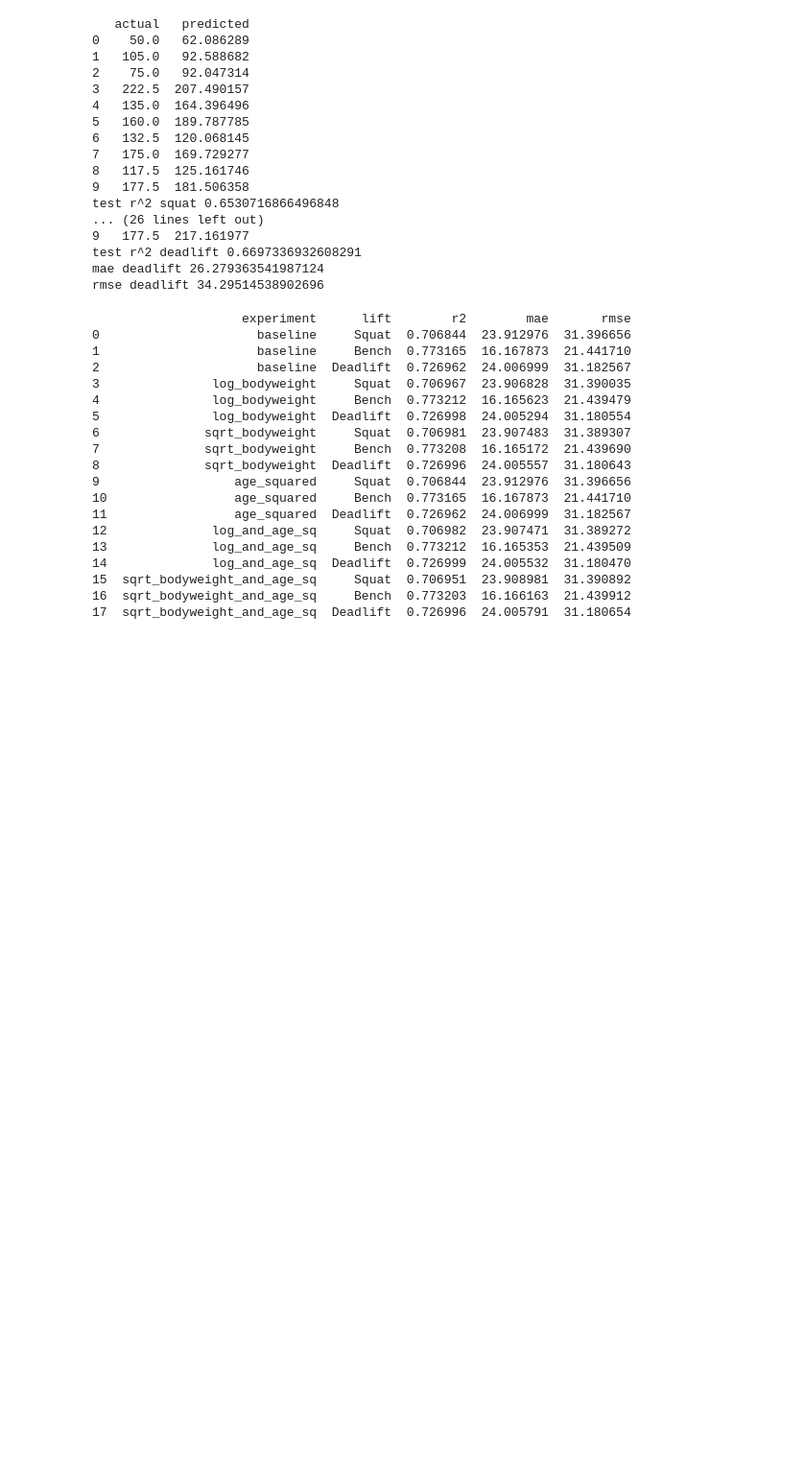
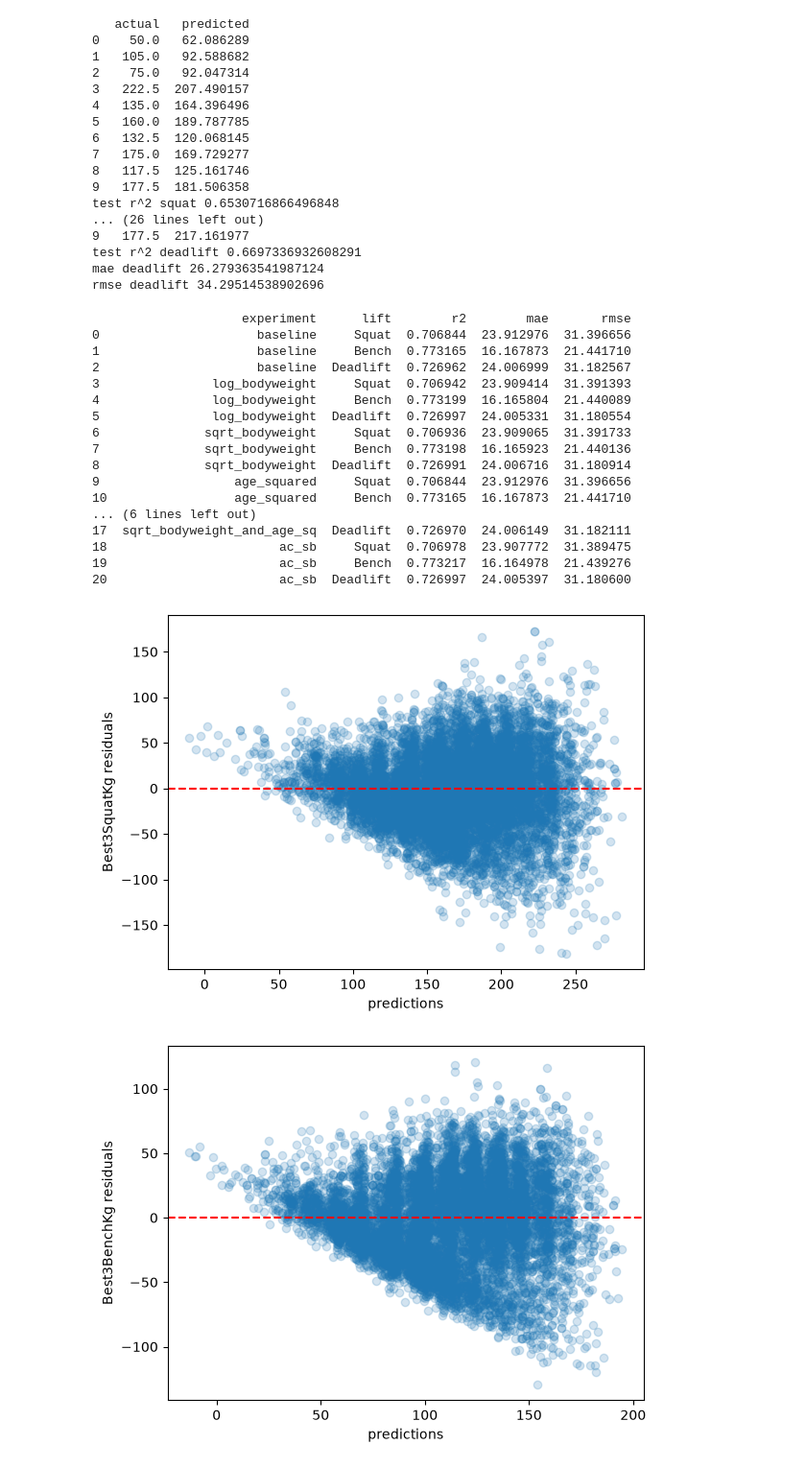
Before and after one commit to unsuccessfulAsian/sbd-model-3, a Jupyter notebook: notebook/main.ipynb, the cells around one changed output. Shown at 96% size. Saved outputs shown, nothing was run; the diff lists cells and outputs as text; code cells hidden in the pictures; blank space fills up the shorter version.

Commit message:
implemented residual plot

```diff
--- a/notebook/main.ipynb
+++ b/notebook/main.ipynb
@@ -243,6 +243,7 @@ experiments = {
     'age_squared': ['Age', 'BodyweightKg', 'Sex', 'Age_sq'],
     'log_and_age_sq': ['Age', 'BodyweightKg', 'Sex', 'log_BodyweightKg', 'Age_sq'],
     'sqrt_bodyweight_and_age_sq': ['Age', 'BodyweightKg', 'Sex', 'sqrt_BodyweightKg', 'Age_sq'],
+    'ac_sb': ['Age', 'BodyweightKg', 'Sex', 'sqrt_BodyweightKg', 'Age_cubed']
 }
 
 targets = {
@@ -291,18 +292,43 @@ print(results_df)
 0                     baseline     Squat  0.706844  23.912976  31.396656
 1                     baseline     Bench  0.773165  16.167873  21.441710
 2                     baseline  Deadlift  0.726962  24.006999  31.182567
-3               log_bodyweight     Squat  0.706967  23.906828  31.390035
-4               log_bodyweight     Bench  0.773212  16.165623  21.439479
-5               log_bodyweight  Deadlift  0.726998  24.005294  31.180554
-6              sqrt_bodyweight     Squat  0.706981  23.907483  31.389307
-7              sqrt_bodyweight     Bench  0.773208  16.165172  21.439690
-8              sqrt_bodyweight  Deadlift  0.726996  24.005557  31.180643
+3               log_bodyweight     Squat  0.706942  23.909414  31.391393
+4               log_bodyweight     Bench  0.773199  16.165804  21.440089
+5               log_bodyweight  Deadlift  0.726997  24.005331  31.180554
+6              sqrt_bodyweight     Squat  0.706936  23.909065  31.391733
+7              sqrt_bodyweight     Bench  0.773198  16.165923  21.440136
+8              sqrt_bodyweight  Deadlift  0.726991  24.006716  31.180914
 9                  age_squared     Squat  0.706844  23.912976  31.396656
 10                 age_squared     Bench  0.773165  16.167873  21.441710
-11                 age_squared  Deadlift  0.726962  24.006999  31.182567
-12              log_and_age_sq     Squat  0.706982  23.907471  31.389272
-13              log_and_age_sq     Bench  0.773212  16.165353  21.439509
-14              log_and_age_sq  Deadlift  0.726999  24.005532  31.180470
-15  sqrt_bodyweight_and_age_sq     Squat  0.706951  23.908981  31.390892
-16  sqrt_bodyweight_and_age_sq     Bench  0.773203  16.166163  21.439912
-17  sqrt_bodyweight_and_age_sq  Deadlift  0.726996  24.005791  31.180654
+... (6 lines left out)
+17  sqrt_bodyweight_and_age_sq  Deadlift  0.726970  24.006149  31.182111
+18                       ac_sb     Squat  0.706978  23.907772  31.389475
+19                       ac_sb     Bench  0.773217  16.164978  21.439276
+20                       ac_sb  Deadlift  0.726997  24.005397  31.180600
+# %%
+log_and_age_sq = ['Age', 'BodyweightKg', 'log_BodyweightKg', 'Age_sq']
+lifts = ['Best3SquatKg', 'Best3BenchKg', 'Best3DeadliftKg',]
+
+lr_res = LinearRegression()
+
+for lift in lifts:
+
+    X_final = df[log_and_age_sq]
+    y = df[lift]
+
+    X_train, X_test, y_train, y_test = train_test_split(X_final, y, test_size=0.2, random_state=42)
+
+    lr_res.fit(X_train, y_train)
+    y_pred = lr_res.predict(X_test)
+
+    residuals = y_test - y_pred
+
+    plt.xlabel('predictions')
+    plt.ylabel(lift + ' residuals')
+
+    plt.scatter(y_pred, residuals, alpha=0.2)
+    plt.axhline(0, color='red', linestyle='--')
+    plt.show()
+# %% [output]
+[figure, added]
+[figure, added]
```
Also changed, not shown: parts of 1 cell of this notebook.
